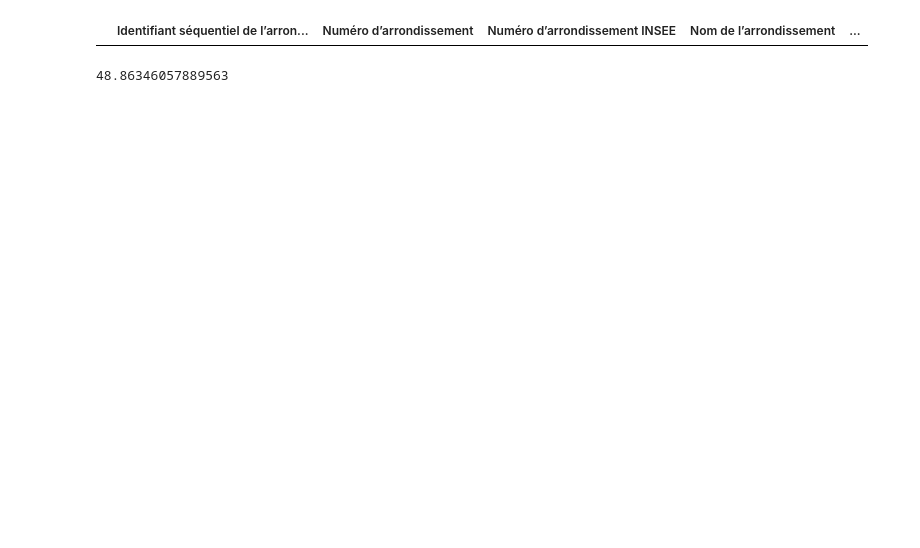
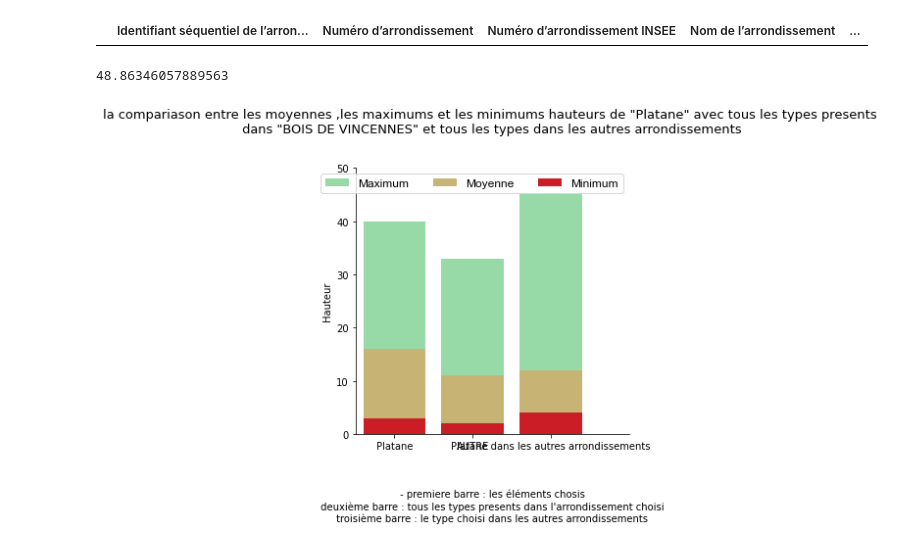
Before and after one commit to ramaouta/JSON-STAT-ARBRE, a Jupyter notebook: Untitled.ipynb, the cells around one changed output. Drawn from its saved outputs; the diff is of its cells as text; code cells hidden in the pictures; blank space fills up the shorter version.

Commit message:
integration one_one_hauteur

```diff
--- a/Untitled.ipynb
+++ b/Untitled.ipynb
@@ -22,3 +22,86 @@ if a in localisation :
     print(localisation[a][0])
 # %% [output]
 48.86346057889563
+# %%
+import pandas
+import matplotlib.pyplot as plt
+import seaborn as sns
+
+data = pandas.read_csv("new_arbres.csv")
+data_saisi=["BOIS DE VINCENNES","Platane","Quantité"]
+data.drop(data.index[data['HAUTEUR (m)']>50], inplace=True)
+data.drop(data.index[data['HAUTEUR (m)']<2], inplace=True)
+
+    ##################     one,one,hauteur      #########################
+data_demo_one_one=data.loc[(data['ARRONDISSEMENT']==data_saisi[0]) & (data["LIBELLE FRANCAIS"]==data_saisi[1]), :]
+g = data_demo_one_one.groupby('ARRONDISSEMENT')
+data_one_one = g[['HAUTEUR (m)']].agg([pandas.Series.mean, pandas.Series.max, pandas.Series.min])
+data_one_one.columns=['MEAN', 'MAX', 'MIN']
+data_one_one.insert(0,"TYPE",data_saisi[1])
+
+     #####################    one,tous,hauteur   ###############################
+data_demo_one_tous=data.loc[(data['ARRONDISSEMENT']==data_saisi[0]) & (data["LIBELLE FRANCAIS"]!=data_saisi[1]), :]
+g = data_demo_one_tous.groupby('ARRONDISSEMENT')
+data_one_tous = g[['HAUTEUR (m)']].agg([pandas.Series.mean, pandas.Series.max, pandas.Series.min])
+data_one_tous.columns=['MEAN', 'MAX', 'MIN']
+data_one_tous.insert(0,"TYPE","AUTRE")
+
+    #####################    tous,tous,hauteur   ###############################
+data_demo_tous_tous=data.loc[(data['ARRONDISSEMENT']!=data_saisi[0]) & (data["LIBELLE FRANCAIS"]==data_saisi[1]), :]
+g = data_demo_tous_tous.groupby('ARRONDISSEMENT')
+data_tous_tous = g[['HAUTEUR (m)']].agg([pandas.Series.mean, pandas.Series.max, pandas.Series.min])
+data_tous_tous.columns=['MEAN', 'MAX', 'MIN']
+data_tous_tous.sort_values(by=["MAX"],ascending=False)
+data_tous_tous.sort_values(by=["MIN"],ascending=False)
+data_tous_tous.insert(0,"TYPE",f"{data_saisi[1]} dans les autres arrondissements")
+temp_moyenne_valeur=[int(elem) for elem in data_tous_tous["MEAN"]]
+moyenne_autre_arrondissement=[int(int(sum(temp_moyenne_valeur))/len(temp_moyenne_valeur))]
+
+    #####################    listes   ###############################
+element=[]
+element.append(data_one_one["TYPE"][0])
+element.append(data_one_tous["TYPE"][0])
+element.append(data_tous_tous["TYPE"][0])
+
+maximums=[]
+maximums.extend(data_one_one["MAX"])
+maximums.extend(data_one_tous["MAX"])
+maximums.append(data_tous_tous["MAX"][0])
+
+minimums=[]
+minimums.extend(data_one_one["MIN"])
+minimums.extend(data_one_tous["MIN"])
+minimums.append(data_tous_tous["MIN"][0])
+
+moyennes=[]
+moyennes.extend(int(elem) for elem in data_one_one["MEAN"])
+moyennes.extend(int(elem) for elem in data_one_tous["MEAN"])
+moyennes.extend(moyenne_autre_arrondissement)
+
+    ####################### GRAPHE   #################################"
+f, ax = plt.subplots(figsize=(5,5))
+font = {'family' : 'Arial','size' : 12}
+plt.rc('font', **font)
+plt.title(f'la compariason entre les moyennes ,les maximums et les minimums hauteurs de \"{data_saisi[1]}\" avec tous les types presents \n dans \"{data_saisi[0]}\" et tous les types dans les autres arrondissements \n\n', fontsize=13)
+
+sns.set_color_codes("pastel")
+sns.barplot(x=element, y=maximums,
+        	label='Maximum', color="g")
+
+sns.set_color_codes("muted")
+sns.barplot(x=element, y=moyennes,
+        	label="Moyenne", color="y")
+
+sns.set_color_codes("bright")
+sns.barplot(x=element, y=minimums,
+        	label='Minimum', color="r")
+
+
+
+ax.legend(ncol=3, loc="upper right", frameon=True)
+ax.set(ylim=(0,50),xlim=(-0.5, 3), ylabel="Hauteur",
+   	xlabel=f"\n\n\n - premiere barre : les éléments chosis \n deuxième barre : tous les types presents dans l'arrondissement choisi \n troisième barre : le type choisi dans les autres arrondissements ")
+# plt.xticks(rotation=20)
+sns.despine(right=True, top=True)
+# %% [output]
+[figure, added]
```
Also changed, not shown: parts of 4 cells of this notebook, 1 other file.
